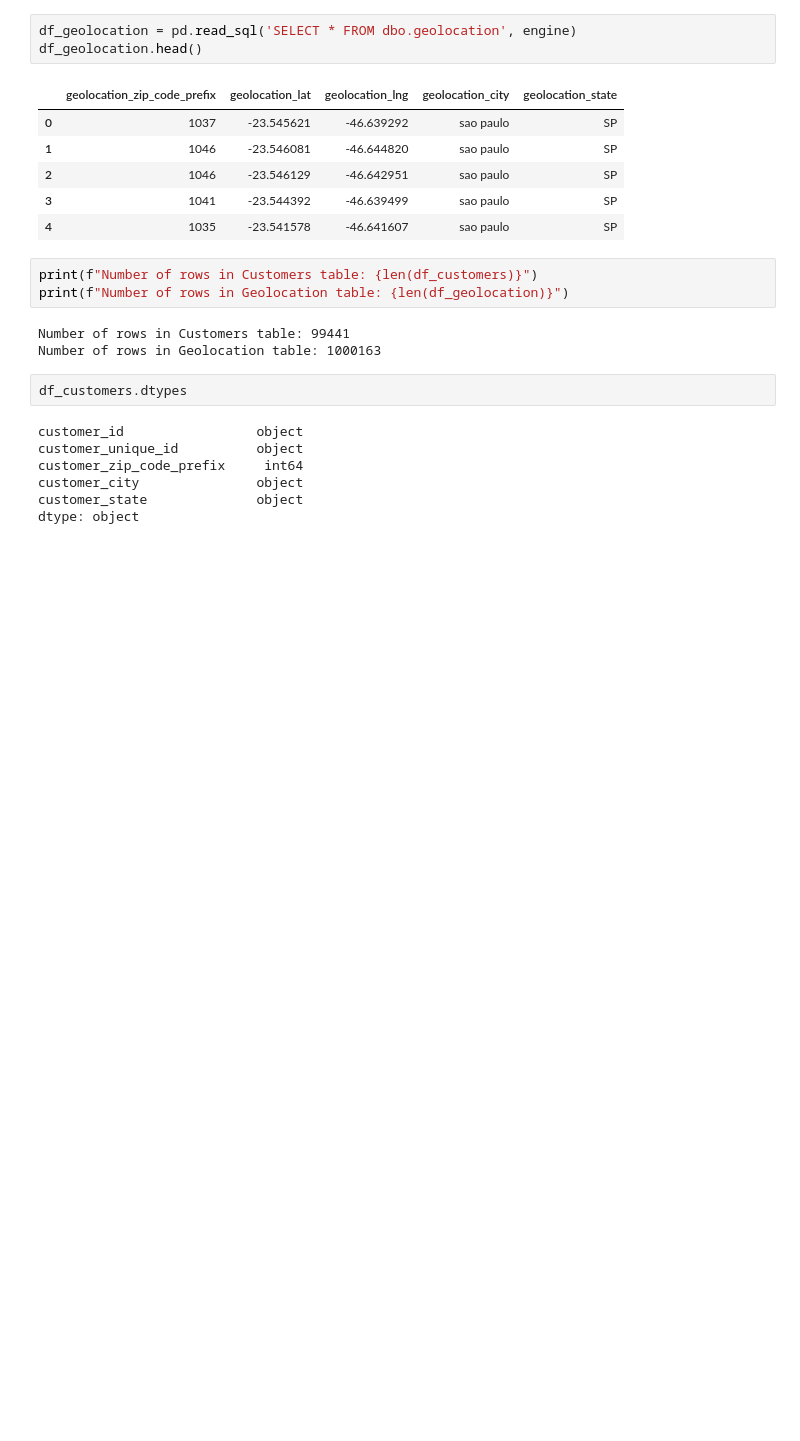
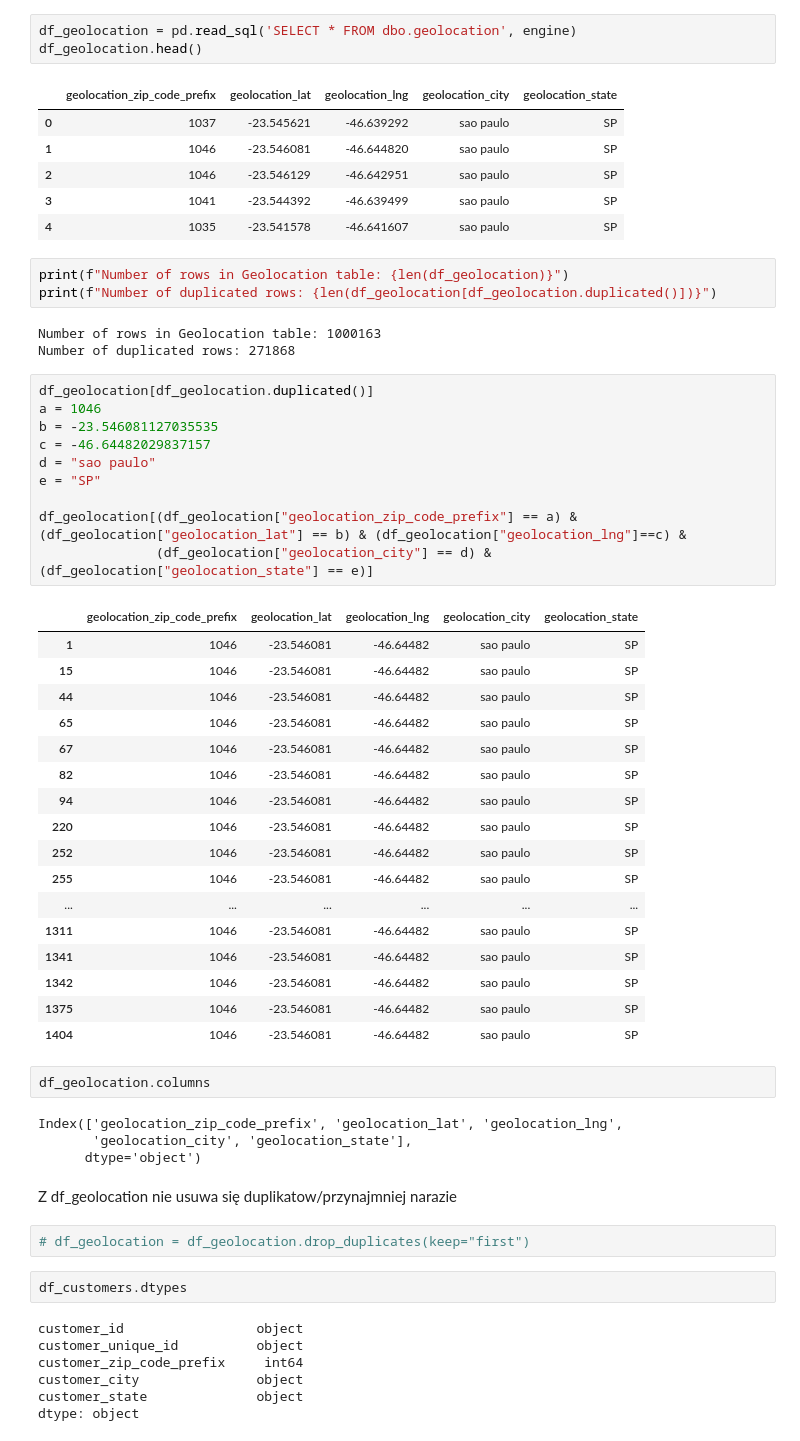
Before and after one commit to PatrykW7/Olist_E-commerce_Analytics_Platform, a Jupyter notebook: olist_pro/Transformations.ipynb, the cells around one changed output. Saved outputs shown, nothing was run; the diff lists cells and outputs as text; blank space fills up the shorter version.

```diff
--- a/olist_pro/Transformations.ipynb
+++ b/olist_pro/Transformations.ipynb
@@ -37,11 +65,49 @@ df_geolocation.head()
 | 3 | 1041 | -23.544392 | -46.639499 | sao paulo | SP |
 | 4 | 1035 | -23.541578 | -46.641607 | sao paulo | SP |
 # %%
-print(f"Number of rows in Customers table: {len(df_customers)}")
 print(f"Number of rows in Geolocation table: {len(df_geolocation)}")
+print(f"Number of duplicated rows: {len(df_geolocation[df_geolocation.duplicated()])}")
 # %% [output]
-Number of rows in Customers table: 99441
 Number of rows in Geolocation table: 1000163
+Number of duplicated rows: 271868
+# %%
+df_geolocation[df_geolocation.duplicated()]
+a = 1046
+b = -23.546081127035535
+c = -46.64482029837157
+d = "sao paulo"
+e = "SP"
+
+df_geolocation[(df_geolocation["geolocation_zip_code_prefix"] == a) & (df_geolocation["geolocation_lat"] == b) & (df_geolocation["geolocation_lng"]==c) &
+               (df_geolocation["geolocation_city"] == d) & (df_geolocation["geolocation_state"] == e)]
+# %% [output]
+|  | geolocation_zip_code_prefix | geolocation_lat | geolocation_lng | geolocation_city | geolocation_state |
+| 1 | 1046 | -23.546081 | -46.64482 | sao paulo | SP |
+| 15 | 1046 | -23.546081 | -46.64482 | sao paulo | SP |
+| 44 | 1046 | -23.546081 | -46.64482 | sao paulo | SP |
+| 65 | 1046 | -23.546081 | -46.64482 | sao paulo | SP |
+| 67 | 1046 | -23.546081 | -46.64482 | sao paulo | SP |
+| 82 | 1046 | -23.546081 | -46.64482 | sao paulo | SP |
+| 94 | 1046 | -23.546081 | -46.64482 | sao paulo | SP |
+| 220 | 1046 | -23.546081 | -46.64482 | sao paulo | SP |
+| 252 | 1046 | -23.546081 | -46.64482 | sao paulo | SP |
+| 255 | 1046 | -23.546081 | -46.64482 | sao paulo | SP |
+| ... | ... | ... | ... | ... | ... |
+| 1311 | 1046 | -23.546081 | -46.64482 | sao paulo | SP |
+| 1341 | 1046 | -23.546081 | -46.64482 | sao paulo | SP |
+| 1342 | 1046 | -23.546081 | -46.64482 | sao paulo | SP |
+| 1375 | 1046 | -23.546081 | -46.64482 | sao paulo | SP |
+| 1404 | 1046 | -23.546081 | -46.64482 | sao paulo | SP |
+# %%
+df_geolocation.columns
+# %% [output]
+Index(['geolocation_zip_code_prefix', 'geolocation_lat', 'geolocation_lng',
+       'geolocation_city', 'geolocation_state'],
+      dtype='object')
+# %% [markdown]
+Z df_geolocation nie usuwa się duplikatow/przynajmniej narazie
+# %%
+# df_geolocation = df_geolocation.drop_duplicates(keep="first")
 # %%
 df_customers.dtypes
 # %% [output]
```
Also changed, not shown: parts of 39 cells of this notebook.
